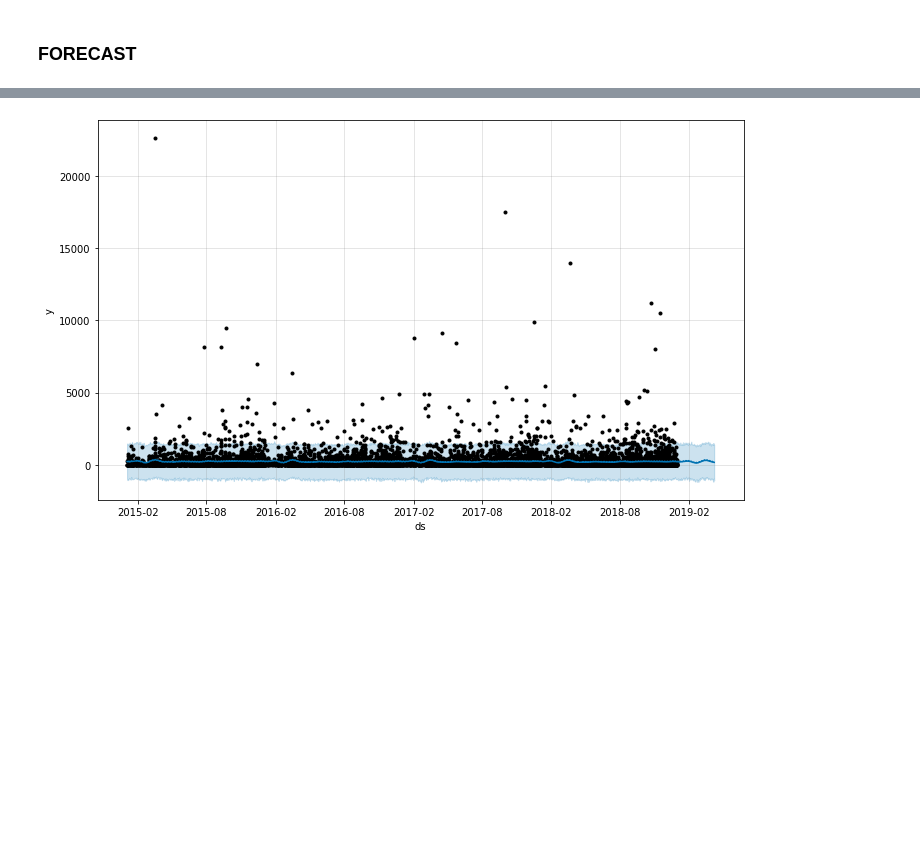
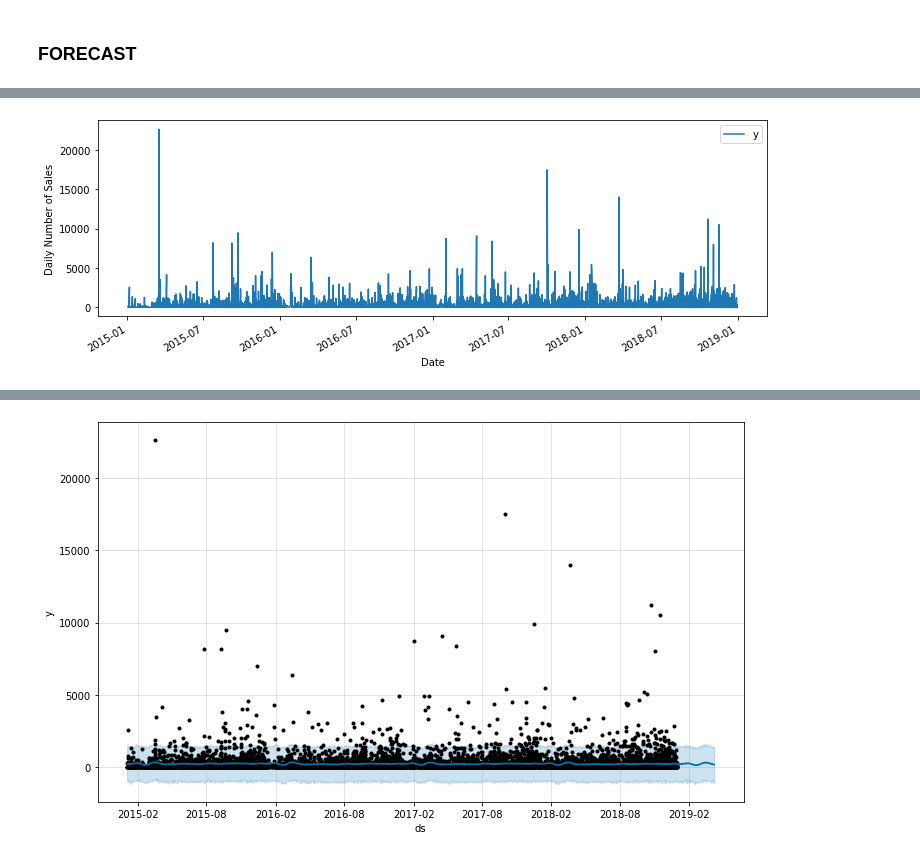
Before and after one commit to Layusmen/Data-Analysis, a Jupyter notebook: superstore-sales-analysis.ipynb, the cells around one changed output, grey strips where cells are left out. Cells and saved outputs as stored; diff of their text form; code cells hidden in the pictures; blank space fills up the shorter version.

```diff
--- a/superstore-sales-analysis.ipynb
+++ b/superstore-sales-analysis.ipynb
@@ -543,0 +592,8 @@ forecast.head()
+# %%
+# plot daily sales
+ax = sales_prophet.set_index('ds').plot(figsize = (12, 4))
+ax.set_ylabel('Daily Number of Sales')
+ax.set_xlabel('Date')
+plt.show()
+# %% [output]
+[figure, added]
```
Also changed, not shown: parts of 55 cells of this notebook.
